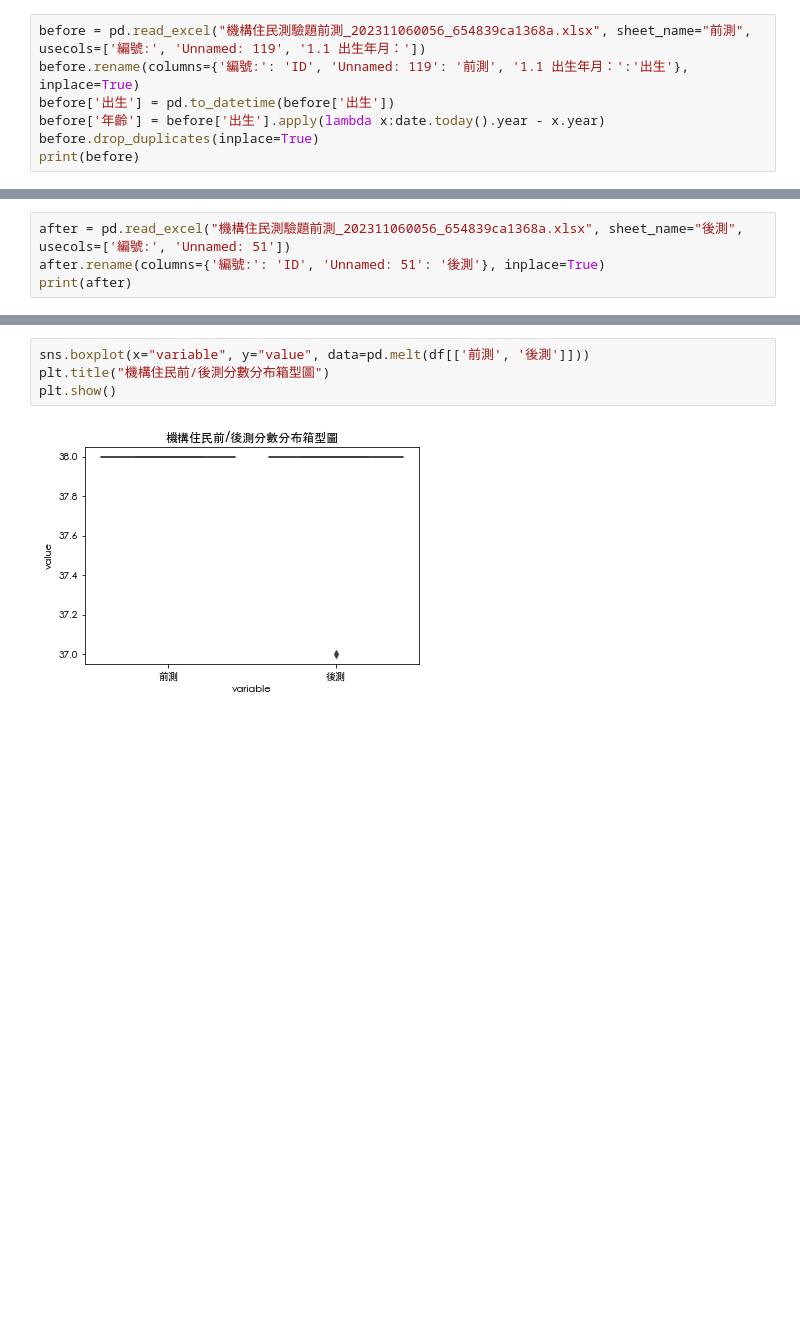
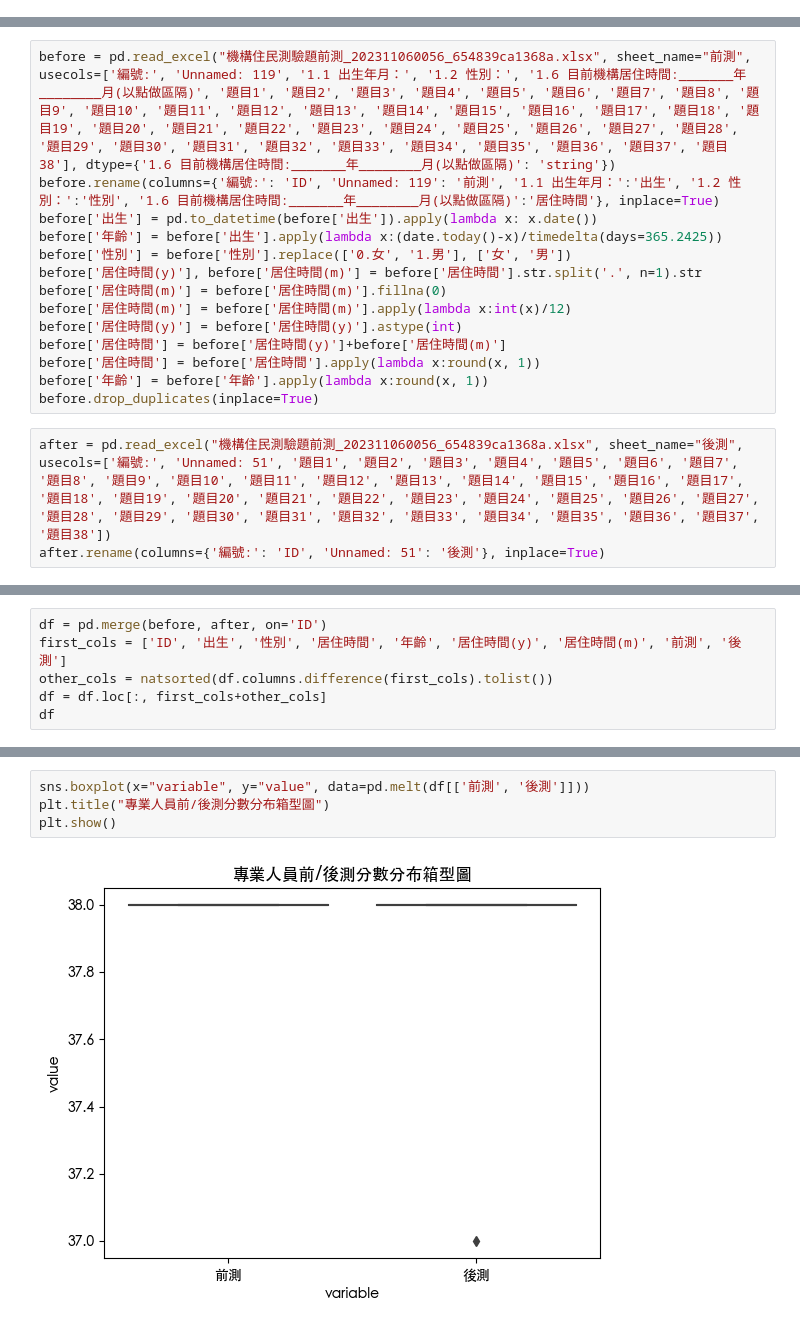
Before and after one commit to Yasmine-Cheng/statistc, a Jupyter notebook: 機構住戶.ipynb, the cells around one changed output, grey strips where cells are left out. Cells and saved outputs as stored; diff of their text form; blank space fills up the shorter version.

```diff
--- a/機構住戶.ipynb
+++ b/機構住戶.ipynb
@@ -12,7 +17,0 @@ from datetime import date
-# %%
-before = pd.read_excel("機構住民測驗題前測_202311060056_654839ca1368a.xlsx", sheet_name="前測", usecols=['編號:', 'Unnamed: 119', '1.1 出生年月：'])
-before.rename(columns={'編號:': 'ID', 'Unnamed: 119': '前測', '1.1 出生年月：':'出生'}, inplace=True)
-before['出生'] = pd.to_datetime(before['出生'])
-before['年齡'] = before['出生'].apply(lambda x:date.today().year - x.year)
-before.drop_duplicates(inplace=True)
-print(before)
@@ -37,4 +39,17 @@ print(before)
+# %%
+before = pd.read_excel("機構住民測驗題前測_202311060056_654839ca1368a.xlsx", sheet_name="前測", usecols=['編號:', 'Unnamed: 119', '1.1 出生年月：', '1.2 性別：', '1.6 目前機構居住時間:_______年________月(以點做區隔)', '題目1', '題目2', '題目3', '題目4', '題目5', '題目6', '題目7', '題目8', '題目9', '題目10', '題目11', '題目12', '題目13', '題目14', '題目15', '題目16', '題目17', '題目18', '題目19', '題目20', '題目21', '題目22', '題目23', '題目24', '題目25', '題目26', '題目27', '題目28', '題目29', '題目30', '題目31', '題目32', '題目33', '題目34', '題目35', '題目36', '題目37', '題目38'], dtype={'1.6 目前機構居住時間:_______年________月(以點做區隔)': 'string'})
+before.rename(columns={'編號:': 'ID', 'Unnamed: 119': '前測', '1.1 出生年月：':'出生', '1.2 性別：':'性別', '1.6 目前機構居住時間:_______年________月(以點做區隔)':'居住時間'}, inplace=True)
+before['出生'] = pd.to_datetime(before['出生']).apply(lambda x: x.date())
+before['年齡'] = before['出生'].apply(lambda x:(date.today()-x)/timedelta(days=365.2425))
+before['性別'] = before['性別'].replace(['0.女', '1.男'], ['女', '男'])
+before['居住時間(y)'], before['居住時間(m)'] = before['居住時間'].str.split('.', n=1).str
+before['居住時間(m)'] = before['居住時間(m)'].fillna(0)
+before['居住時間(m)'] = before['居住時間(m)'].apply(lambda x:int(x)/12)
+before['居住時間(y)'] = before['居住時間(y)'].astype(int)
+before['居住時間'] = before['居住時間(y)']+before['居住時間(m)']
+before['居住時間'] = before['居住時間'].apply(lambda x:round(x, 1))
+before['年齡'] = before['年齡'].apply(lambda x:round(x, 1))
+before.drop_duplicates(inplace=True)
 # %%
-after = pd.read_excel("機構住民測驗題前測_202311060056_654839ca1368a.xlsx", sheet_name="後測", usecols=['編號:', 'Unnamed: 51'])
+after = pd.read_excel("機構住民測驗題前測_202311060056_654839ca1368a.xlsx", sheet_name="後測", usecols=['編號:', 'Unnamed: 51', '題目1', '題目2', '題目3', '題目4', '題目5', '題目6', '題目7', '題目8', '題目9', '題目10', '題目11', '題目12', '題目13', '題目14', '題目15', '題目16', '題目17', '題目18', '題目19', '題目20', '題目21', '題目22', '題目23', '題目24', '題目25', '題目26', '題目27', '題目28', '題目29', '題目30', '題目31', '題目32', '題目33', '題目34', '題目35', '題目36', '題目37', '題目38'])
 after.rename(columns={'編號:': 'ID', 'Unnamed: 51': '後測'}, inplace=True)
-print(after)
@@ -105,0 +76,6 @@ Name: 後測, dtype: float64
+# %%
+df = pd.merge(before, after, on='ID')
+first_cols = ['ID', '出生', '性別', '居住時間', '年齡', '居住時間(y)', '居住時間(m)', '前測', '後測']
+other_cols = natsorted(df.columns.difference(first_cols).tolist())
+df = df.loc[:, first_cols+other_cols]
+df
@@ -106,6 +269,6 @@ Name: 後測, dtype: float64
 # %%
 sns.boxplot(x="variable", y="value", data=pd.melt(df[['前測', '後測']]))
-plt.title("機構住民前/後測分數分布箱型圖")
+plt.title("專業人員前/後測分數分布箱型圖")
 plt.show()
 # %% [output]
-[figure, old version]
+[figure, new version]
```
Also changed, not shown: parts of 26 cells of this notebook, 2 other files.
